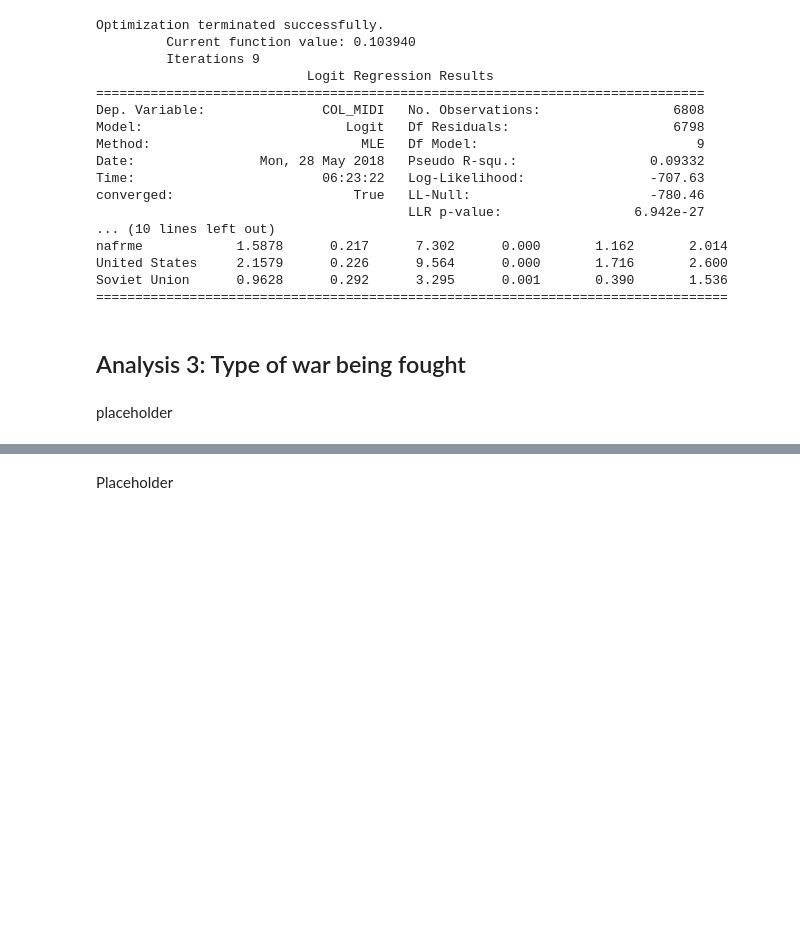
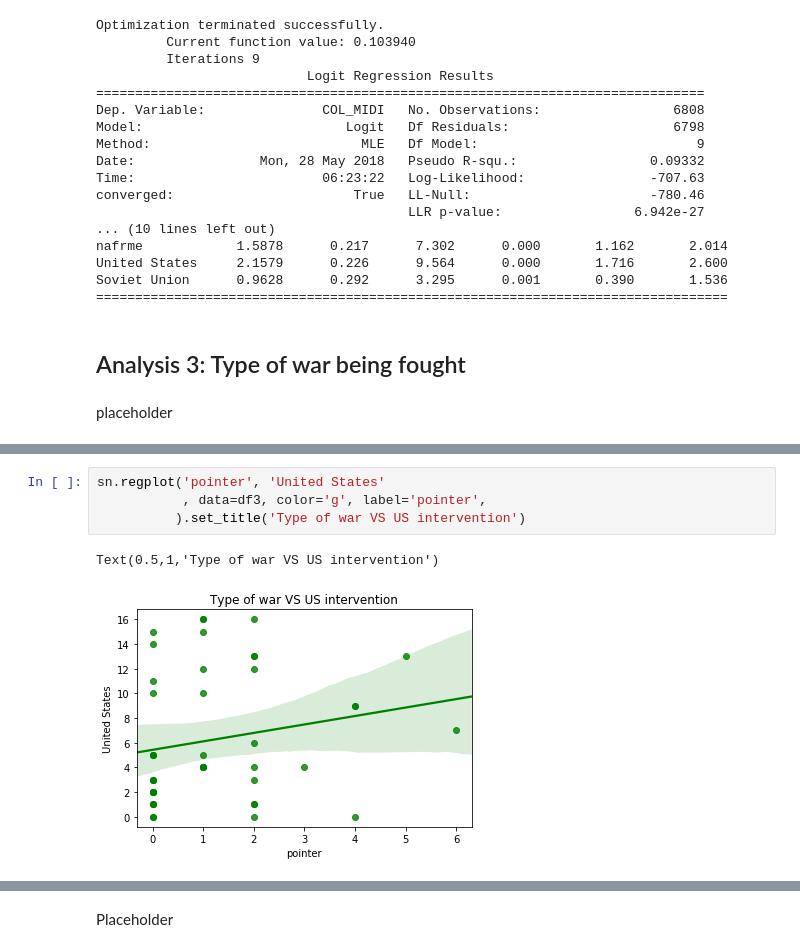
Before and after one commit to Jasper-Koops/Thesis-Cold_War_Interventions, a Jupyter notebook: Analysis.ipynb, the cells around one changed output, grey strips where cells are left out. Cells and saved outputs as stored; diff of their text form; blank space fills up the shorter version.

```diff
--- a/Analysis.ipynb
+++ b/Analysis.ipynb
@@ -1098,0 +1215,7 @@ Soviet Union    -0.5580      0.176     -3.163      0.002      -0.904      -0.212
+# %%
+sn.regplot('pointer', 'United States'
+           , data=df3, color='g', label='pointer',
+          ).set_title('Type of war VS US intervention')
+# %% [output]
+Text(0.5,1,'Type of war VS US intervention')
+[figure, added]
```
Also changed, not shown: parts of 15 cells of this notebook.
